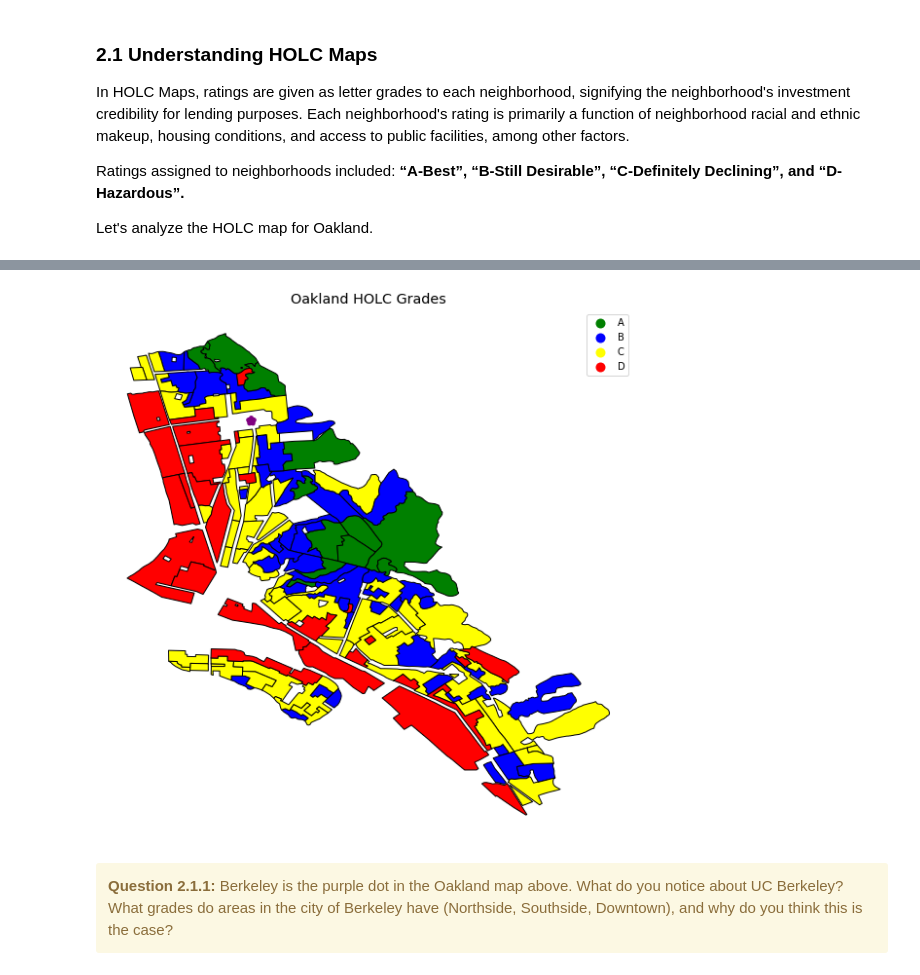
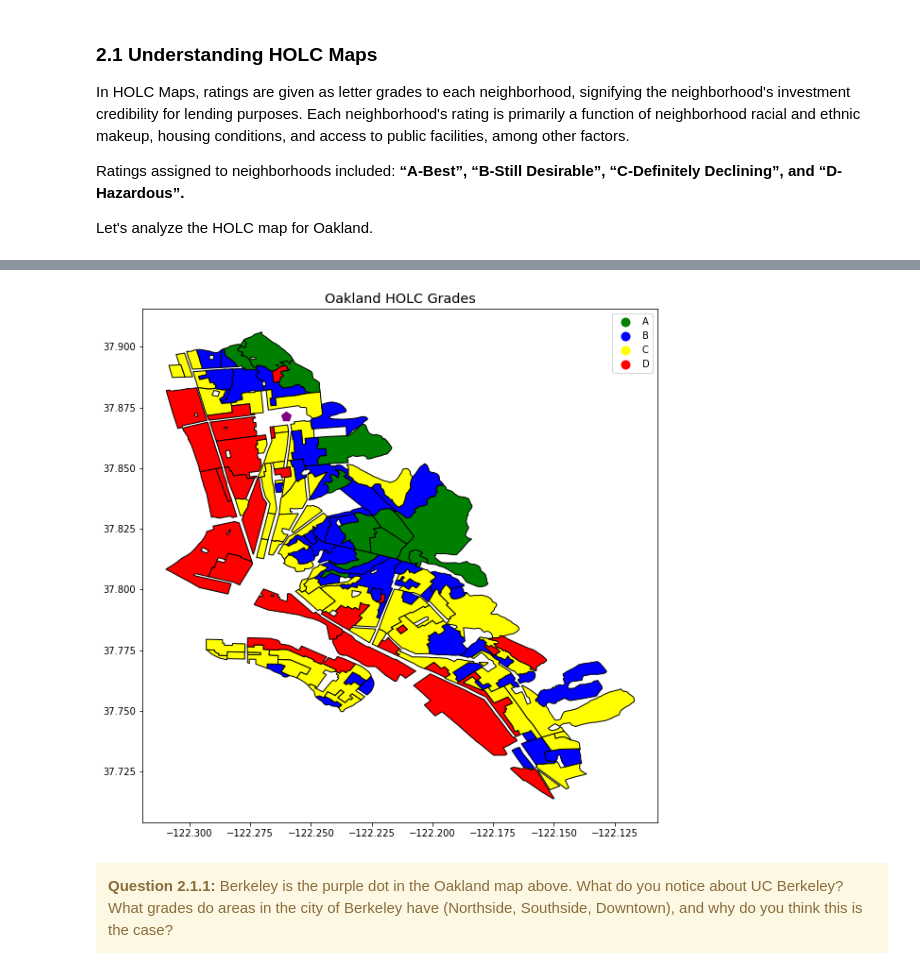
Before and after one commit to ds-modules/espm-c167, a Jupyter notebook: Lab2-Draft/Rebekah-Soc88/NB2_Draft1.ipynb, the cells around one changed output, grey strips where cells are left out. Saved outputs shown, nothing was run; the diff lists cells and outputs as text; code cells hidden in the pictures.

```diff
--- a/Lab2-Draft/Rebekah-Soc88/NB2_Draft1.ipynb
+++ b/Lab2-Draft/Rebekah-Soc88/NB2_Draft1.ipynb
@@ -73,21 +88,24 @@ Let's analyze the HOLC map for Oakland.
 # %%
 # Create a HOLC Map of Oakland using Geopandas
 
 # Read in data
 oakland = gpd.read_file('holc_oakland')
 
 # Oakland HOLC Map
 base = oakland.plot(column = 'holc_grade', cmap = holc_cmap, legend = True, figsize=[18, 10])
 
 # UC Berkeley Coordinates
 berkeley = pd.DataFrame({'City': ['Berkeley'], 'Latitude': [37.8712], "Longitude":[-122.2601]})
 gdf = gpd.GeoDataFrame(berkeley, geometry=gpd.points_from_xy(berkeley.Longitude, berkeley.Latitude))
-gdf.plot(ax=base, marker='*', color='purple', linewidth=5)
+ax_oakland = gdf.plot(ax=base, marker='*', color='purple', linewidth=5)
 
 plt.title('Oakland HOLC Grades', size='x-large')
-plt.axis('off');
+#plt.axis('off'); try
+
+import mplleaflet
+#mplleaflet.display(fig = ax_oakland.figure, crs=gdf.crs)
 # %% [output]
-[figure, old version]
+[figure, new version]
 # %% [markdown]
 <div class="alert alert-warning">
 <b>Question 2.1.1: </b> Berkeley is the purple dot in the Oakland map above. What do you notice about UC Berkeley? What grades do areas in the city of Berkeley have (Northside, Southside, Downtown), and why do you think this is the case?
```
Also changed, not shown: parts of 2 cells of this notebook, 1 other file.
